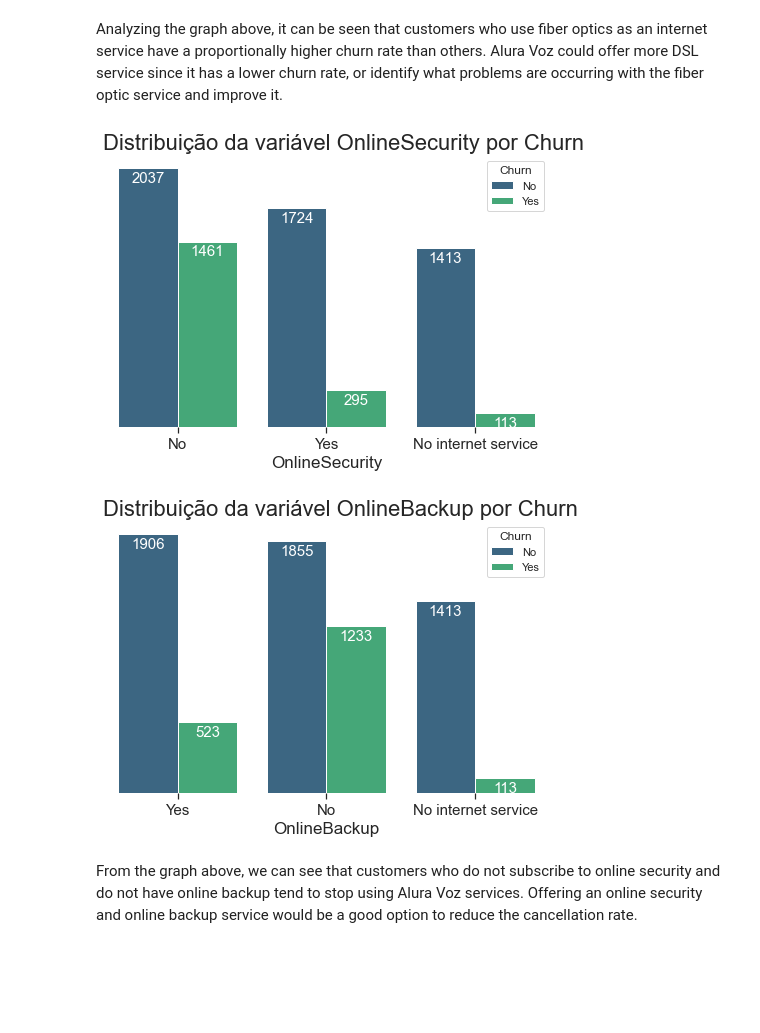
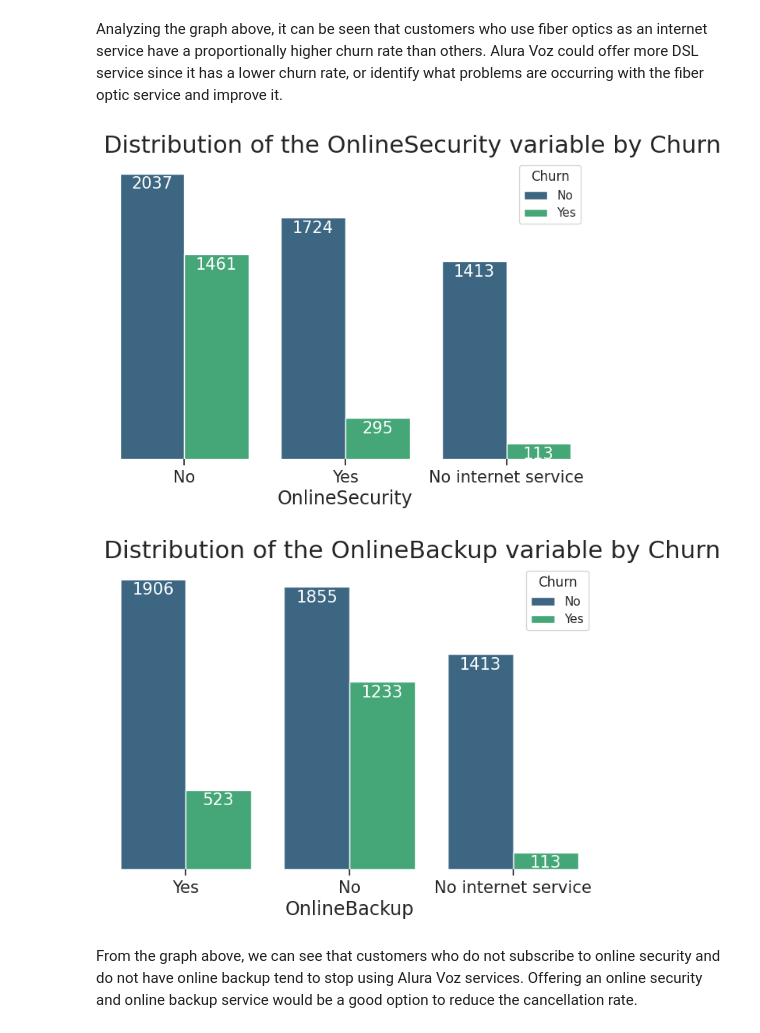
Before and after one commit to anderson-ferreira-83/Data_Science_Repo_anderson83, a Jupyter notebook: 1_Alura_Voz/Week_2_data_analysis/Analysis.ipynb, the cells around one changed output. Drawn from its saved outputs; the diff is of its cells as text; code cells hidden in the pictures; blank space fills up the shorter version.

```diff
--- a/1_Alura_Voz/Week_2_data_analysis/Analysis.ipynb
+++ b/1_Alura_Voz/Week_2_data_analysis/Analysis.ipynb
@@ -4,0 +9,3 @@
+# %%
+data_db = pd.read_json('Telco-Customer-Churn-clean.json')
+data_db.head()
@@ -148,26 +150,27 @@ plot_countplot(data=data,
 # %% [markdown]
 Analyzing the graph above, it can be seen that customers who use fiber optics as an internet service have a proportionally higher churn rate than others. Alura Voz could offer more DSL service since it has a lower churn rate, or identify what problems are occurring with the fiber optic service and improve it.
+# %%
+# Plotando o gráfico referente a se o cliente possui segurança online ou não
+
+plot_countplot(data_db=data_db,
+               x='OnlineSecurity',
+               titulo="Distribution of the OnlineSecurity variable by Churn",
+               label_x='OnlineSecurity',
+               hue='Churn'
+    )
+# %% [output]
+[figure, added]
 # %%
-# Plotando o gráfico referente a se o cliente possui segurança online ou não
-
-plot_countplot(data=data,
-               x='OnlineSecurity',
-               titulo="Distribution of the OnlineSecurity variable by Churn",
-               label_x='OnlineSecurity',
-               hue='Churn'
-    )
-
 # Plotando o gráfico referente a se o cliente possui ou não um backup online
 
-plot_countplot(data=data,
+plot_countplot(data_db=data_db,
                x='OnlineBackup',
-               titulo="Distribution of the OnlineBackup variable by Churn,
+               titulo="Distribution of the OnlineBackup variable by Churn",
                label_x='OnlineBackup',
                hue='Churn'
     )
 # %% [output]
-[figure, old version]
+[figure, new version]
-[figure, removed]
 # %% [markdown]
 From the graph above, we can see that customers who do not subscribe to online security and do not have online backup tend to stop using Alura Voz services. Offering an online security and online backup service would be a good option to reduce the cancellation rate.
 # %%
```
Also changed, not shown: parts of 25 cells of this notebook.
